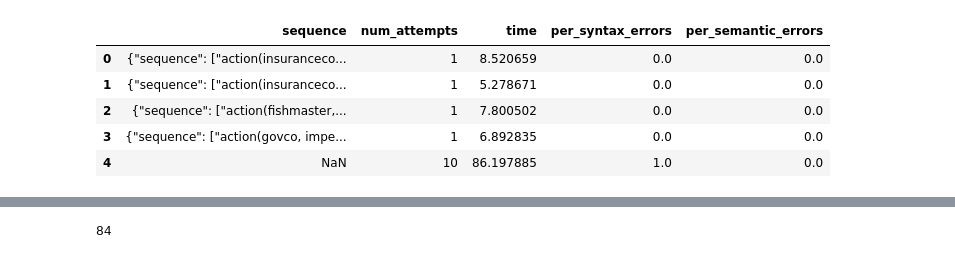
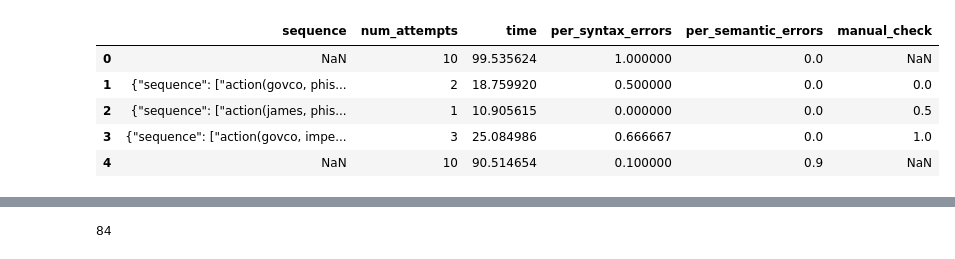
Before and after one commit to gwang1224/fraud_coevolution, a Jupyter notebook: fraud_seq_analysis.ipynb, the cells around one changed output, grey strips where cells are left out. Saved outputs shown, nothing was run; the diff lists cells and outputs as text; code cells hidden in the pictures.

Commit message:
v2/v3 planner

```diff
--- a/fraud_seq_analysis.ipynb
+++ b/fraud_seq_analysis.ipynb
@@ -5,10 +6,10 @@ import numpy as np
 # %%
-df = pd.read_csv("data/fraud_planner_v3.csv")
-df.head()
+df1 = pd.read_csv("data/fraud_planner_v2.csv")
+df1.head()
 # %% [output]
-|  | sequence | num_attempts | time | per_syntax_errors | per_semantic_errors |
-| 0 | {"sequence": ["action(insuranceco... | 1 | 8.520659 | 0.0 | 0.0 |
-| 1 | {"sequence": ["action(insuranceco... | 1 | 5.278671 | 0.0 | 0.0 |
-| 2 | {"sequence": ["action(fishmaster,... | 1 | 7.800502 | 0.0 | 0.0 |
-| 3 | {"sequence": ["action(govco, impe... | 1 | 6.892835 | 0.0 | 0.0 |
-| 4 | NaN | 10 | 86.197885 | 1.0 | 0.0 |
+|  | sequence | num_attempts | time | per_syntax_errors | per_semantic_errors | manual_check |
+| 0 | NaN | 10 | 99.535624 | 1.000000 | 0.0 | NaN |
+| 1 | {"sequence": ["action(govco, phis... | 2 | 18.759920 | 0.500000 | 0.0 | 0.0 |
+| 2 | {"sequence": ["action(james, phis... | 1 | 10.905615 | 0.000000 | 0.0 | 0.5 |
+| 3 | {"sequence": ["action(govco, impe... | 3 | 25.084986 | 0.666667 | 0.0 | 1.0 |
+| 4 | NaN | 10 | 90.514654 | 0.100000 | 0.9 | NaN |
```
Also changed, not shown: parts of 13 cells of this notebook.
